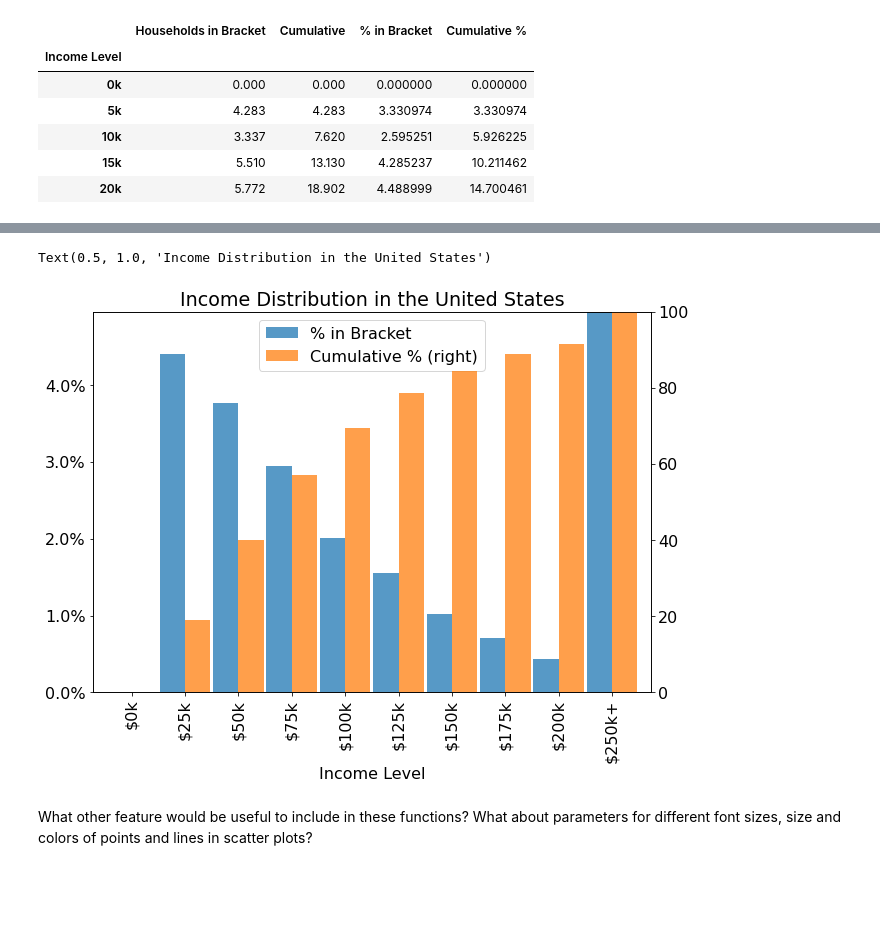
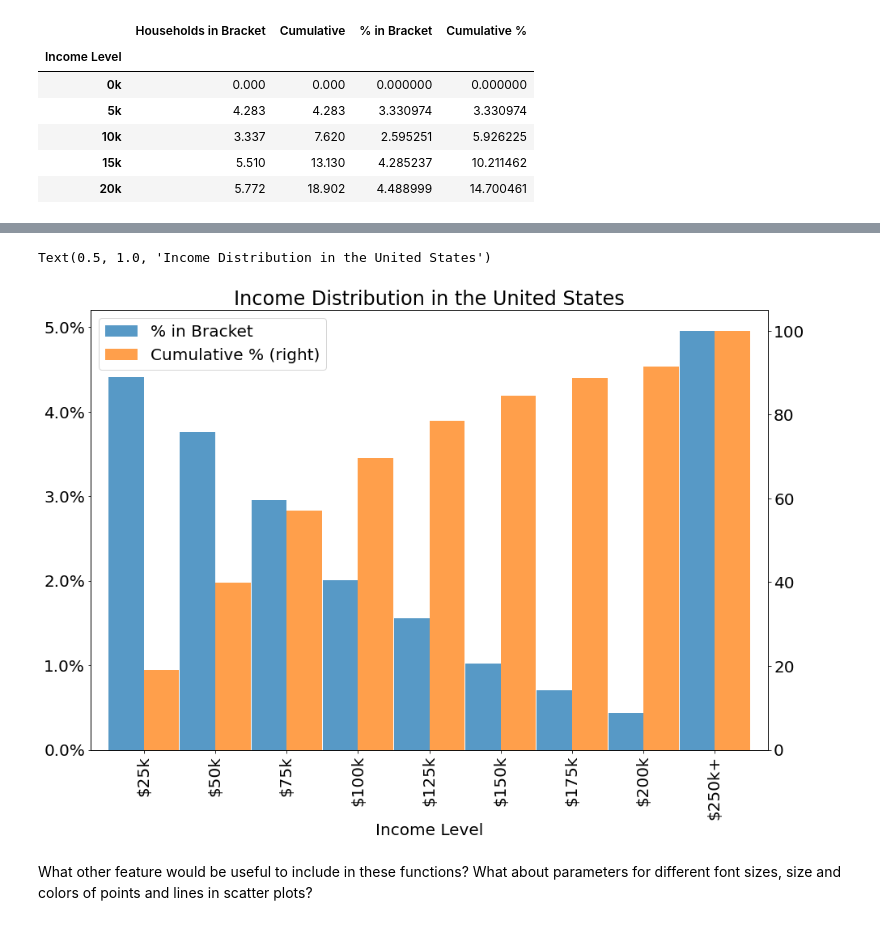
Before and after one commit to jlcatonjr/Learn-Python-for-Stats-and-Econ, a Jupyter notebook: In Class Projects/Project 4 - Chapter 3 - Introduction to numpy, pandas, and matplotlib.ipynb, the cells around one changed output, grey strips where cells are left out. Cells and saved outputs as stored; diff of their text form; code cells hidden in the pictures; blank space fills up the shorter version.

Commit message:
correct labels last example Chapter 3 // projects

```diff
--- a/In Class Projects/Project 4 - Chapter 3 - Introduction to numpy, pandas, and matplotlib.ipynb
+++ b/In Class Projects/Project 4 - Chapter 3 - Introduction to numpy, pandas, and matplotlib.ipynb
@@ -734,26 +734,23 @@ See the caveats in the documentation: https://pandas.pydata.org/pandas-docs/stab
 | 75k | 22.115 | 73.418 | 2.951447 | 57.098638 |
 | 100k | 16.046 | 89.464 | 2.007295 | 69.577931 |
 # %%
-fig, ax = plt.subplots(figsize = (10, 7))
-plot_df = income_25k_bin.dropna()
-plot_df.plot.bar(
-                                 y=["% in Bracket","Cumulative %"],
-                                 secondary_y = "Cumulative %",
-                                 fill=True,
-                                 alpha=.75,
-                                 width = .95,
-                                 ax=ax)
+plt.rcParams.update({"font.size" : 20})
+plot_df = income_25k_bin[["% in Bracket", "Cumulative %"]].iloc[1:]
+fig, ax = plt.subplots(figsize = (15, 10))
+plot_df.plot.bar(secondary_y = "Cumulative %",
+                 width = .99,
+                 alpha = .75,
+                 color = ["C0","C1"],
+                 ax = ax)
 
-ax.set_yticklabels([str(y) + "%" for y in ax.get_yticks()])
-
-# set x labels to show income bins and add 250k+ bin
 x_ticklabels = ["$" + str(x) for x in plot_df.index]
-x_ticklabels[-1] = "$250k+"
 ax.set_xticklabels(x_ticklabels)
 
+y1_ticklabels = [str(y) + "%" for y in ax.get_yticks()]
+ax.set_yticklabels(y1_ticklabels)
 ax.set_title("Income Distribution in the United States")
 # %% [output]
 Text(0.5, 1.0, 'Income Distribution in the United States')
-[figure, old version]
+[figure, new version]
 # %% [markdown]
 What other feature would be useful to include in these functions? What about parameters for different font sizes, size and colors of points and lines in scatter plots?
```
Also changed, not shown: parts of 14 cells of this notebook, 1 other file.
